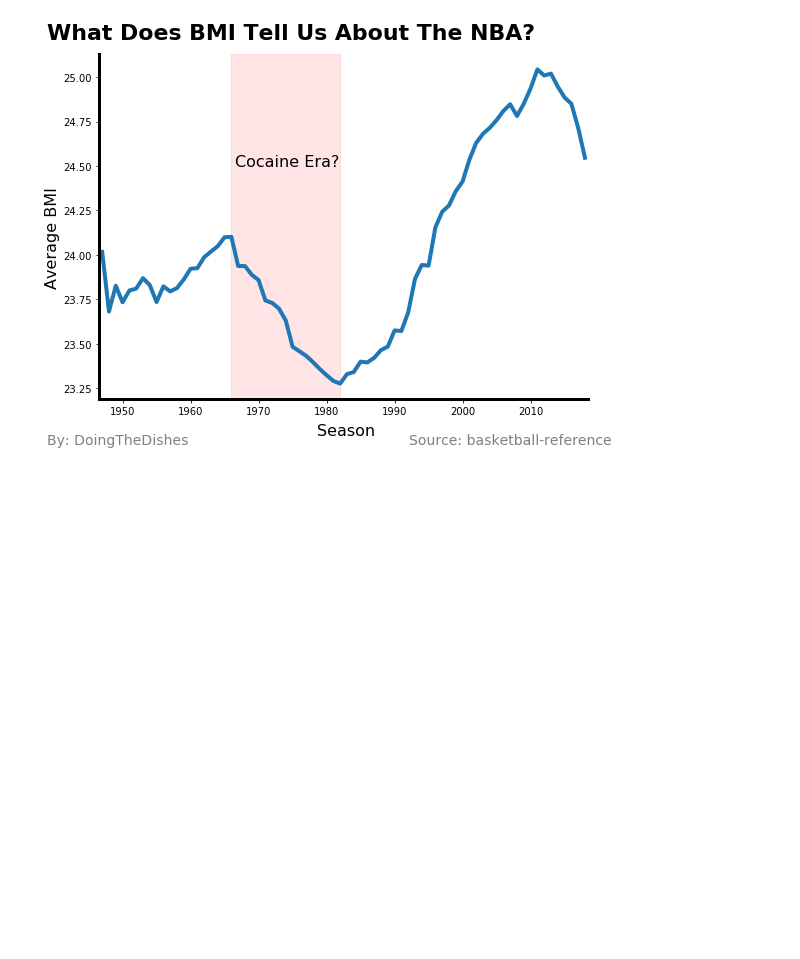
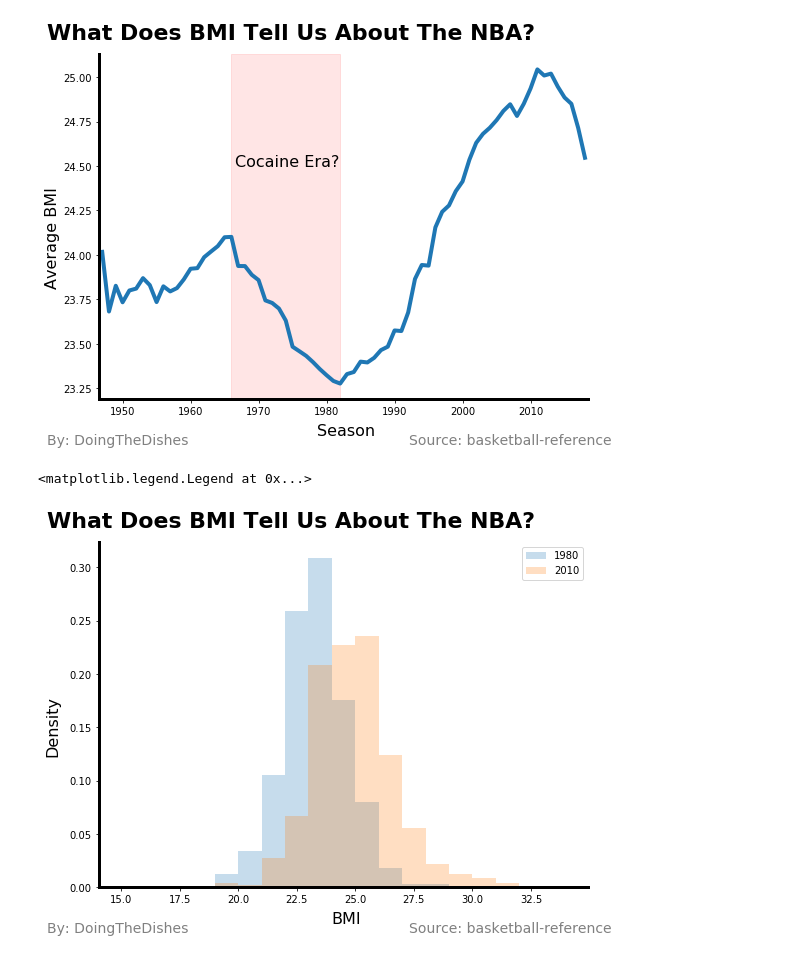
Before and after one commit to eyalshafran/DoingTheDishes, a Jupyter notebook: BMI.ipynb, the cells around one changed output. Cells and saved outputs as stored; diff of their text form; code cells hidden in the pictures; blank space fills up the shorter version.

Commit message:
Added histogram

```diff
--- a/BMI.ipynb
+++ b/BMI.ipynb
@@ -147,3 +147,44 @@ plt.text(1966.5,24.5,'Cocaine Era?',fontsize=16);
 plt.savefig('BMI.png',dpi=300,transparent=False,bbox_inches='tight')
 # %% [output]
 [figure]
+# %%
+fig = plt.figure(figsize=(8,6))
+
+fig.text(0.01,0.01,'By: DoingTheDishes',fontsize=14.0,color='gray',
+         horizontalalignment='left',verticalalignment='bottom')
+fig.text(0.99,0.01,'Source: basketball-reference',fontsize=14.0,color='gray',
+         horizontalalignment='right',verticalalignment='bottom')
+
+
+fig.text(0.01,0.99,"What Does BMI Tell Us About The NBA?",fontsize=22.0,
+        horizontalalignment='left',weight="bold",verticalalignment='top')
+
+fig.text(0.53,0.048,"BMI",fontsize=16.0,color='black',
+               horizontalalignment='center',verticalalignment='center')
+
+fig.text(0.02,0.495,"Density",fontsize=16.0,color='black',
+               horizontalalignment='center',verticalalignment='center',rotation=90)
+
+ax_left = 0.1
+ax_bottom = 0.12
+ax_width = 0.85
+ax_height = 0.8
+
+
+ax = fig.add_axes([ax_left,ax_bottom, ax_width, ax_height])
+
+mask1 = (df.active_from.values <= 1982) & (df.active_to >= 1982)
+mask2 = (df.active_from.values <= 2010) & (df.active_to >= 2010)
+plt.hist(df[mask1].BMI,np.arange(15,35,1),alpha=0.25,density=True,label='1980')
+plt.hist(df[mask2].BMI,np.arange(15,35,1),alpha=0.25,density=True,label='2010')
+
+ax.spines['top'].set_visible(False)
+ax.spines['right'].set_visible(False)
+ax.spines['left'].set_linewidth(3.0)
+ax.spines['bottom'].set_linewidth(3.0)
+
+ax.legend()
+#plt.savefig('BMI.png',dpi=300,transparent=False,bbox_inches='tight')
+# %% [output]
+<matplotlib.legend.Legend at 0x...>
+[figure, added]
```
